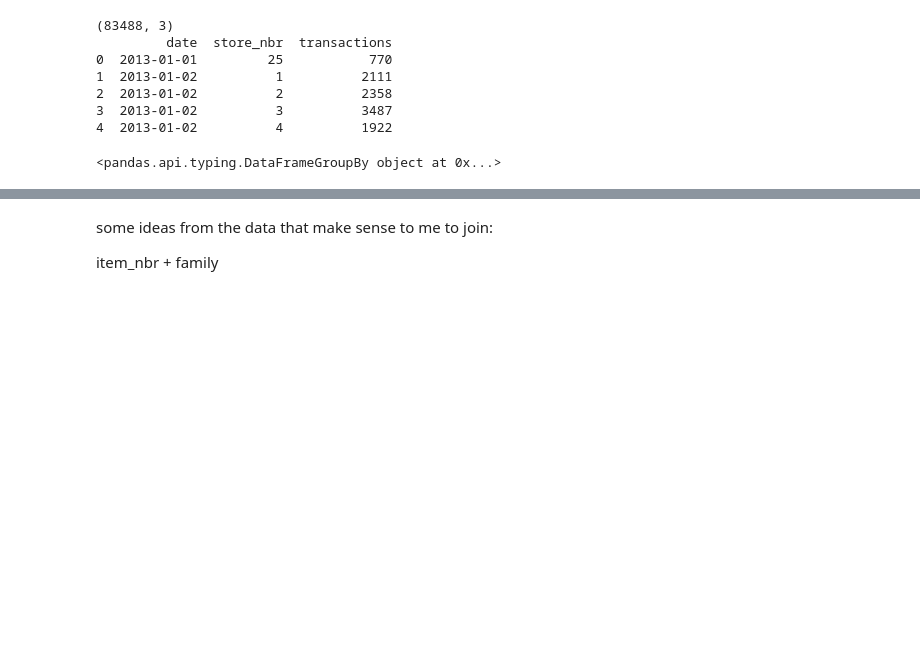
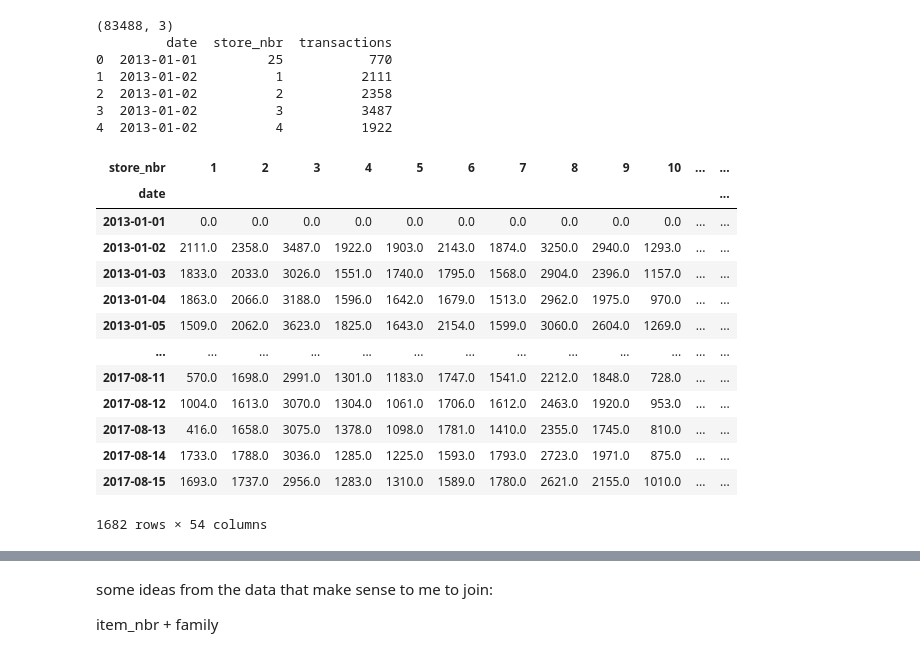
Before and after one commit to tlebon/dsr-competition, a Jupyter notebook: notebooks/data-first-analysis.ipynb, the cells around one changed output, grey strips where cells are left out. Cells and saved outputs as stored; diff of their text form; code cells hidden in the pictures; blank space fills up the shorter version.

```diff
--- a/notebooks/data-first-analysis.ipynb
+++ b/notebooks/data-first-analysis.ipynb
@@ -129,12 +159,32 @@ print(transactions.head())
 # %%
 daily_trans_per_store = transactions.merge(right=clean_stores, on='store_nbr')
 # holidays= daily_trans_per_store.copy().merge(right=holi, on=['city', 'state', 'locale_name'])
 daily_trans_per_store
 
-daily_trans_total = transactions.groupby('store_nbr')
-daily_trans_total
+# daily_trans_total = transactions.groupby('store_nbr')
+# daily_trans_total
+
+ts = daily_trans_per_store.pivot(index='date', columns='store_nbr', values='transactions')
+# ts.fillna(0)
+filledts= ts.fillna(0)
+# ts
+filledts
+# filledts.to_csv('../data/cleaned/daily_store_transactions')
 # %% [output]
+| store_nbr | 1 | 2 | 3 | 4 | 5 | 6 | 7 | 8 | 9 | 10 | ... | ... |
+| date |  |  |  |  |  |  |  |  |  |  |  | ... |
+| 2013-01-01 | 0.0 | 0.0 | 0.0 | 0.0 | 0.0 | 0.0 | 0.0 | 0.0 | 0.0 | 0.0 | ... | ... |
+| 2013-01-02 | 2111.0 | 2358.0 | 3487.0 | 1922.0 | 1903.0 | 2143.0 | 1874.0 | 3250.0 | 2940.0 | 1293.0 | ... | ... |
+| 2013-01-03 | 1833.0 | 2033.0 | 3026.0 | 1551.0 | 1740.0 | 1795.0 | 1568.0 | 2904.0 | 2396.0 | 1157.0 | ... | ... |
+| 2013-01-04 | 1863.0 | 2066.0 | 3188.0 | 1596.0 | 1642.0 | 1679.0 | 1513.0 | 2962.0 | 1975.0 | 970.0 | ... | ... |
+| 2013-01-05 | 1509.0 | 2062.0 | 3623.0 | 1825.0 | 1643.0 | 2154.0 | 1599.0 | 3060.0 | 2604.0 | 1269.0 | ... | ... |
+| ... | ... | ... | ... | ... | ... | ... | ... | ... | ... | ... | ... | ... |
+| 2017-08-11 | 570.0 | 1698.0 | 2991.0 | 1301.0 | 1183.0 | 1747.0 | 1541.0 | 2212.0 | 1848.0 | 728.0 | ... | ... |
+| 2017-08-12 | 1004.0 | 1613.0 | 3070.0 | 1304.0 | 1061.0 | 1706.0 | 1612.0 | 2463.0 | 1920.0 | 953.0 | ... | ... |
+| 2017-08-13 | 416.0 | 1658.0 | 3075.0 | 1378.0 | 1098.0 | 1781.0 | 1410.0 | 2355.0 | 1745.0 | 810.0 | ... | ... |
+| 2017-08-14 | 1733.0 | 1788.0 | 3036.0 | 1285.0 | 1225.0 | 1593.0 | 1793.0 | 2723.0 | 1971.0 | 875.0 | ... | ... |
+| 2017-08-15 | 1693.0 | 1737.0 | 2956.0 | 1283.0 | 1310.0 | 1589.0 | 1780.0 | 2621.0 | 2155.0 | 1010.0 | ... | ... |
-<pandas.api.typing.DataFrameGroupBy object at 0x...>
+1682 rows × 54 columns
 # %%
 sample_submission = pd.read_csv('../data/raw/favorita-grocery-sales-forecasting/sample_submission.csv')
 print(sample_submission.shape)
```
Also changed, not shown: parts of 6 cells of this notebook, 3 other files.
